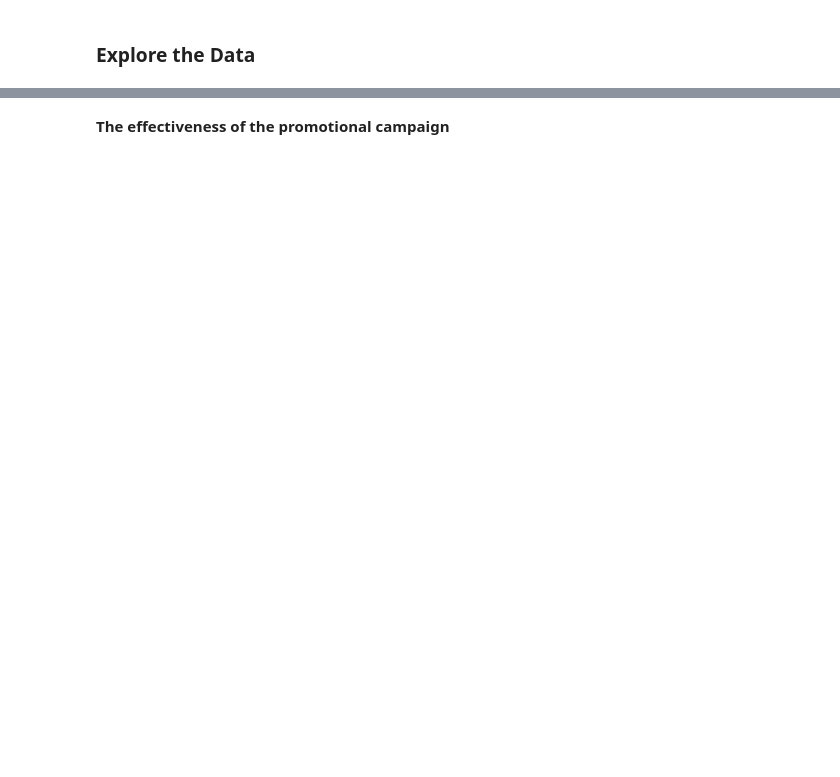
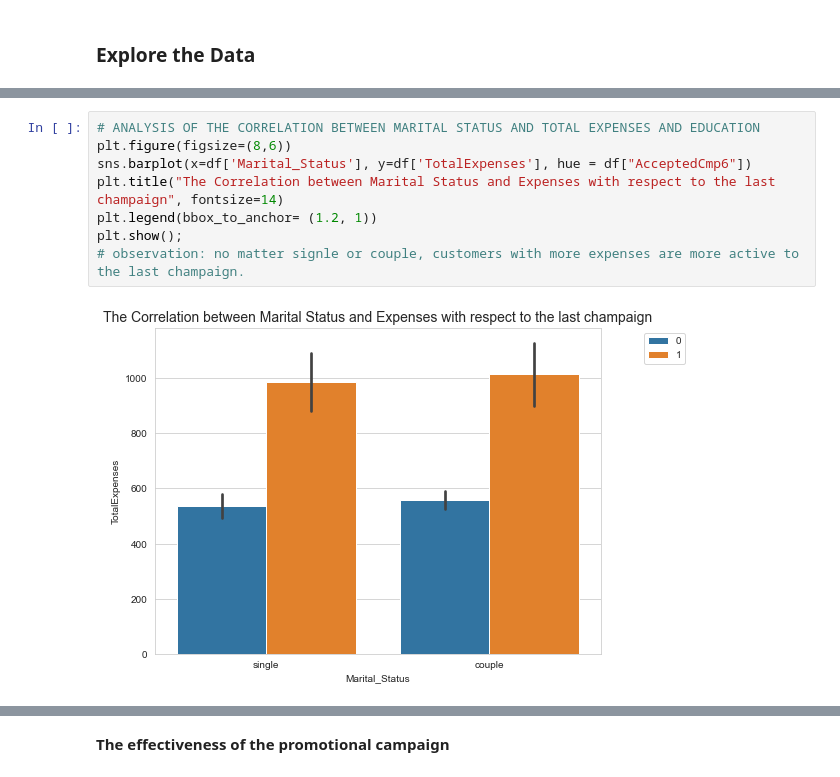
Before and after one commit to livia360/Capstone_project, a Jupyter notebook: 02_Exploratory_Data_Analysis.ipynb, the cells around one changed output, grey strips where cells are left out. Cells and saved outputs as stored; diff of their text form; blank space fills up the shorter version.

```diff
--- a/02_Exploratory_Data_Analysis.ipynb
+++ b/02_Exploratory_Data_Analysis.ipynb
@@ -86,0 +81,10 @@ df[Quarters].hist(figsize=(12,6));
+# %%
+# ANALYSIS OF THE CORRELATION BETWEEN MARITAL STATUS AND TOTAL EXPENSES AND EDUCATION
+plt.figure(figsize=(8,6))
+sns.barplot(x=df['Marital_Status'], y=df['TotalExpenses'], hue = df["AcceptedCmp6"])
+plt.title("The Correlation between Marital Status and Expenses with respect to the last champaign", fontsize=14)
+plt.legend(bbox_to_anchor= (1.2, 1))
+plt.show();
+# observation: no matter signle or couple, customers with more expenses are more active to the last champaign.
+# %% [output]
+[figure, added]
```
Also changed, not shown: parts of 68 cells of this notebook.
